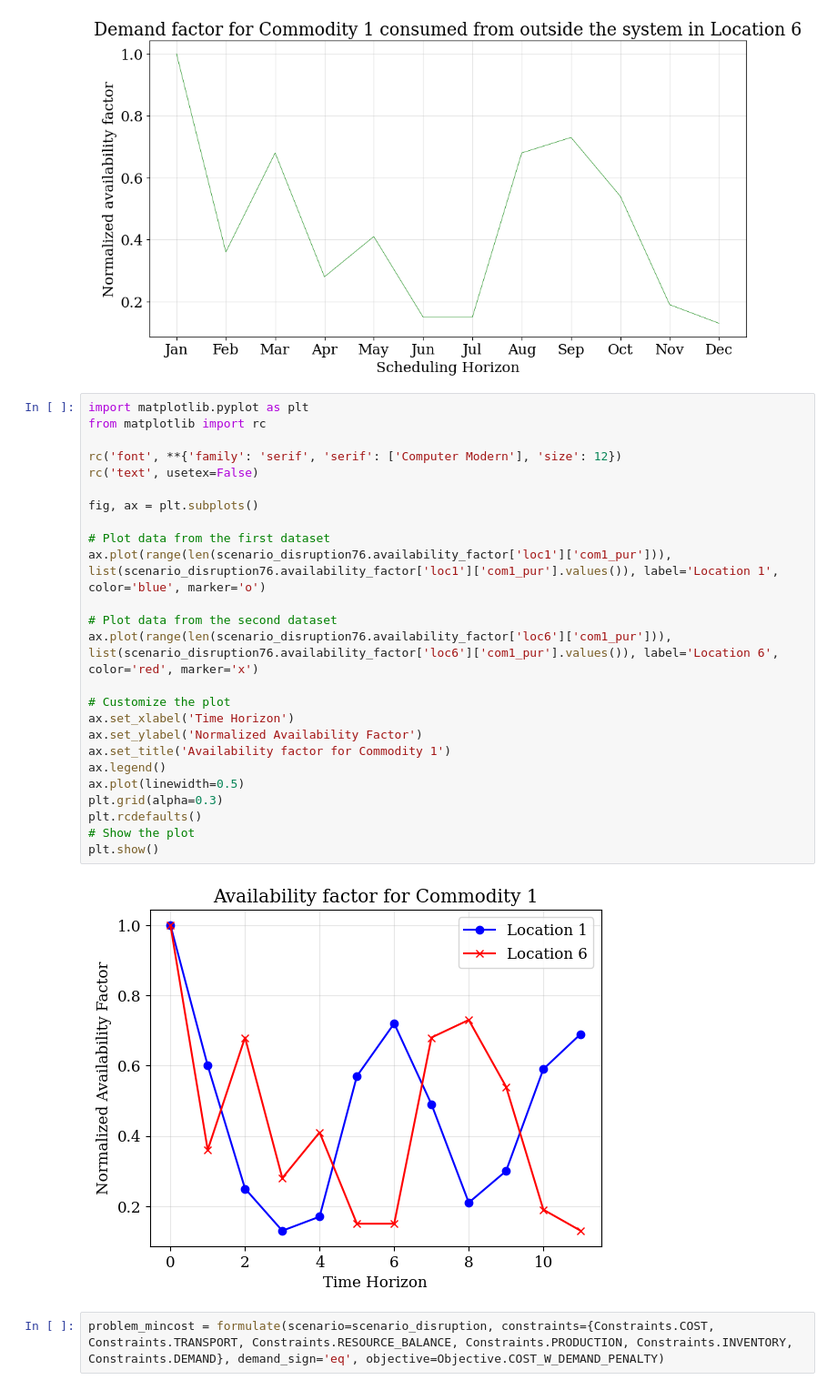
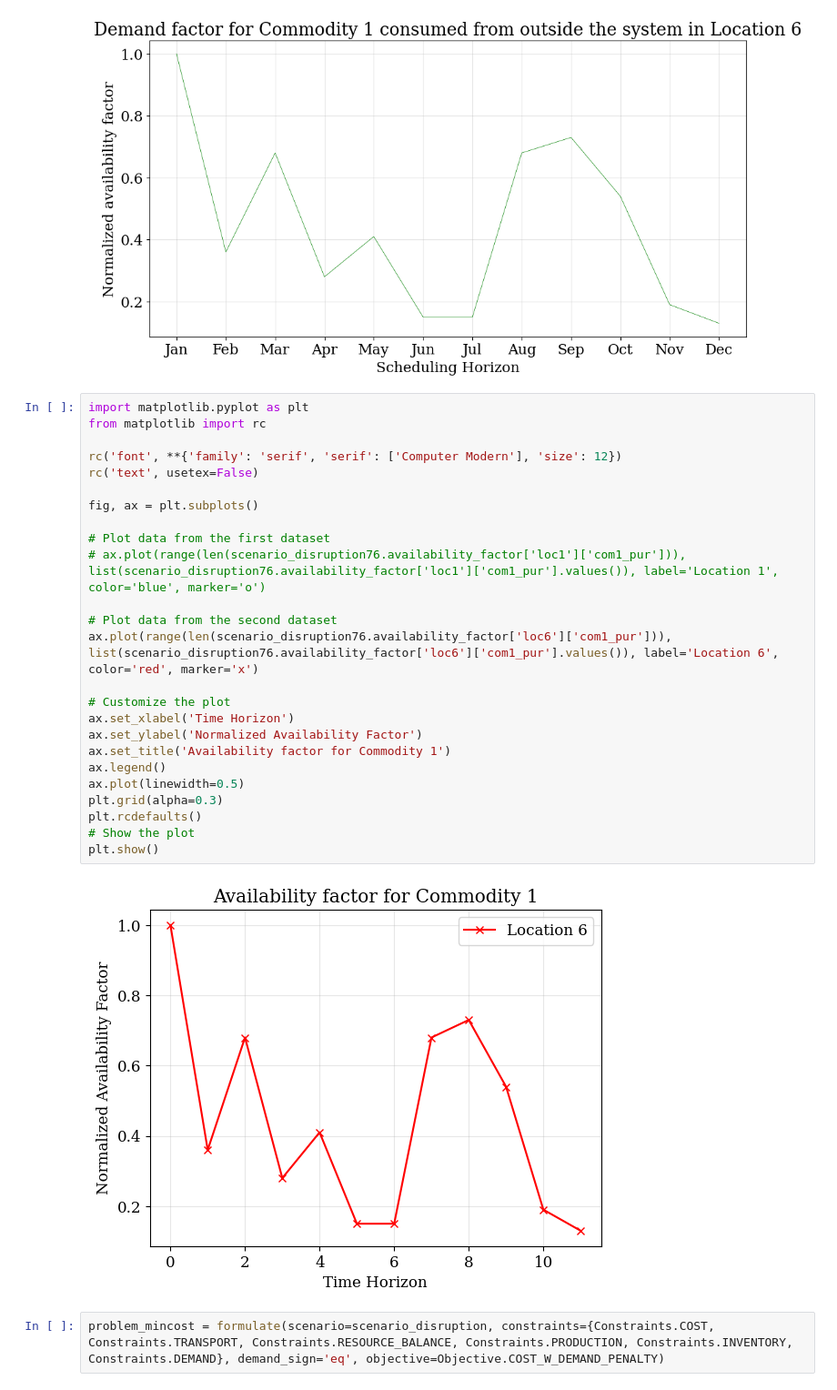
Before and after one commit to TAMUparametric/energiapy, a Jupyter notebook: docs/notebooks/ivanov-model/AIChE Fall 2023/Test.ipynb, the cells around one changed output. Shown: that part at 91% size. Drawn from its saved outputs; the diff is of its cells as text.

```diff
--- a/docs/notebooks/ivanov-model/AIChE Fall 2023/Test.ipynb
+++ b/docs/notebooks/ivanov-model/AIChE Fall 2023/Test.ipynb
@@ -285,30 +285,30 @@ plot_scenario.availability_factor(scenario=scenario_disruption76, resource=com1_
 # %%
 import matplotlib.pyplot as plt
 from matplotlib import rc
 
 rc('font', **{'family': 'serif', 'serif': ['Computer Modern'], 'size': 12})
 rc('text', usetex=False)
 
 fig, ax = plt.subplots()
 
 # Plot data from the first dataset
-ax.plot(range(len(scenario_disruption76.availability_factor['loc1']['com1_pur'])), list(scenario_disruption76.availability_factor['loc1']['com1_pur'].values()), label='Location 1', color='blue', marker='o')
+# ax.plot(range(len(scenario_disruption76.availability_factor['loc1']['com1_pur'])), list(scenario_disruption76.availability_factor['loc1']['com1_pur'].values()), label='Location 1', color='blue', marker='o')
 
 # Plot data from the second dataset
 ax.plot(range(len(scenario_disruption76.availability_factor['loc6']['com1_pur'])), list(scenario_disruption76.availability_factor['loc6']['com1_pur'].values()), label='Location 6', color='red', marker='x')
 
 # Customize the plot
 ax.set_xlabel('Time Horizon')
 ax.set_ylabel('Normalized Availability Factor')
 ax.set_title('Availability factor for Commodity 1')
 ax.legend()
 ax.plot(linewidth=0.5)
 plt.grid(alpha=0.3)
 plt.rcdefaults()
 # Show the plot
 plt.show()
 # %% [output]
-[figure, old version]
+[figure, new version]
 # %%
 problem_mincost = formulate(scenario=scenario_disruption, constraints={Constraints.COST, Constraints.TRANSPORT, Constraints.RESOURCE_BALANCE, Constraints.PRODUCTION, Constraints.INVENTORY, Constraints.DEMAND}, demand_sign='eq', objective=Objective.COST_W_DEMAND_PENALTY)
 # %% [output]
```
Also changed, not shown: parts of 18 cells of this notebook, 2 other files.
